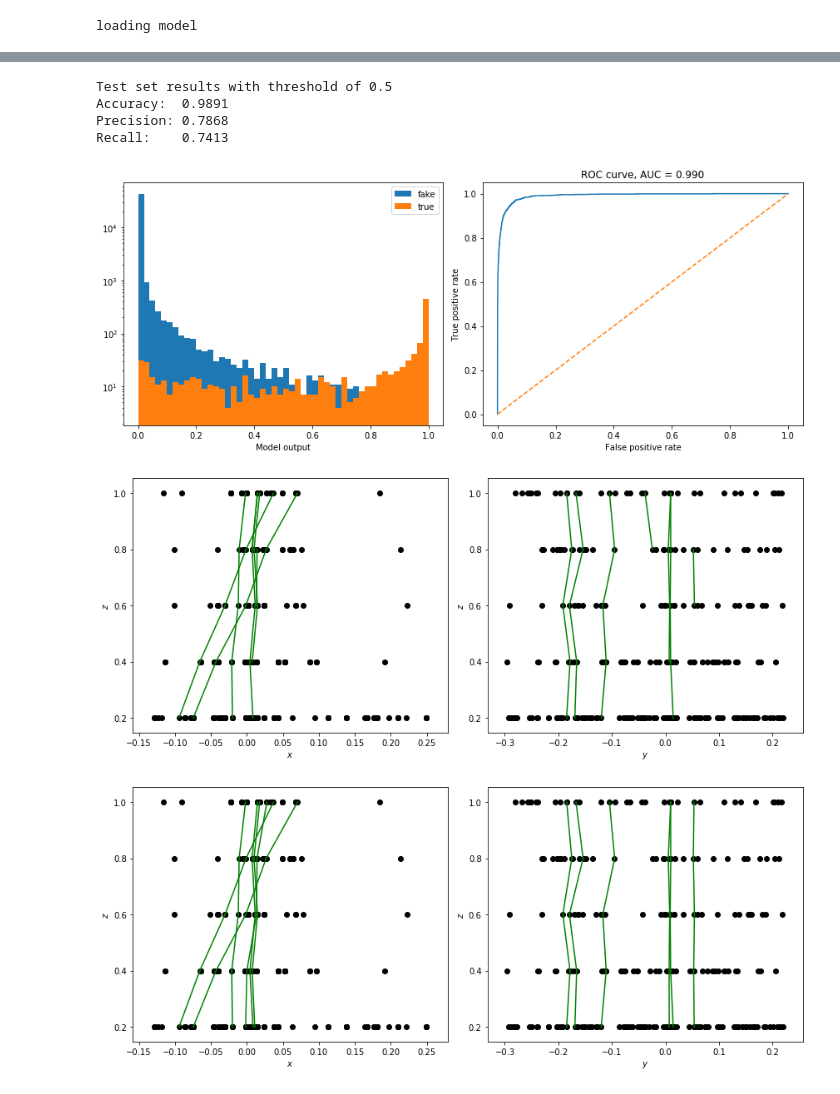
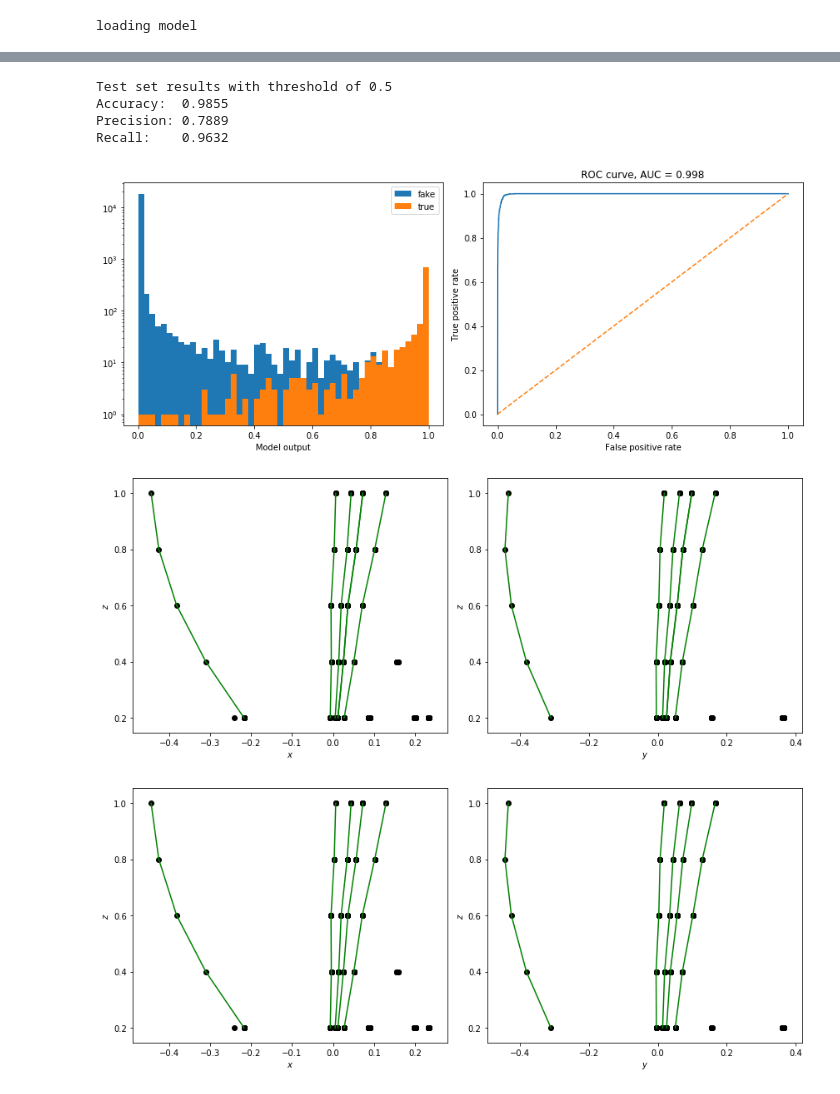
Before and after one commit to gooldan/GraphTracking_v0, a Jupyter notebook: notebooks/evaluate.ipynb, the cells around one changed output, grey strips where cells are left out. Drawn from its saved outputs; the diff is of its cells as text; code cells hidden in the pictures.

```diff
--- a/notebooks/evaluate.ipynb
+++ b/notebooks/evaluate.ipynb
@@ -69,5 +69,5 @@ plt.tight_layout()
 # %%
-model = load_model(config, reload_epoch=127).eval()
+model = load_model(config, reload_epoch=99).eval()
 # %% [output]
 loading model
 # %%
@@ -99,6 +99,6 @@ print('Precision: %.4f' % sklearn.metrics.precision_score(y_true, y_pred))
 print('Recall:    %.4f' % sklearn.metrics.recall_score(y_true, y_pred))
 # %% [output]
 Test set results with threshold of 0.5
-Accuracy:  0.9891
-Precision: 0.7868
-Recall:    0.7413
+Accuracy:  0.9855
+Precision: 0.7889
+Recall:    0.9632
@@ -105,8 +107,4 @@ Recall:    0.7413
 # %%
-fpr, tpr, _ = sklearn.metrics.roc_curve(y_true, test_pred)
-
-#%%
-
 fig, (ax0, ax1) = plt.subplots(ncols=2, figsize=(12,5))
 
 # Plot the model outputs
@@ -126,18 +124,18 @@ ax1.set_title('ROC curve, AUC = %.3f' % auc)
 
 plt.tight_layout()
 # %% [output]
-[figure, old version]
+[figure, new version]
 # %%
 from utils.old_visualizer import draw_single
 # %%
 %%time
 
-n_draw = 26
+n_draw = 88
 
 X, Ri, Ro, y = test_dataset[n_draw]
 pred = test_outputs[n_draw][0].numpy()
-draw_single(X, Ri, Ro, pred, c_fake=(0,0,0,0.0), xcord1=(0, 'x'), xcord2=(1, 'y'), ycord=(2, 'z'))
-draw_single(X, Ri, Ro, y, c_fake=(0,0,0,0.0), xcord1=(0, 'x'), xcord2=(1, 'y'), ycord=(2, 'z'))
+draw_single(X, Ri, Ro, pred, c_fake=(0,0,0,0.0), xcord1=(0, 'x'), xcord2=(1, 'y'), ycord=(4, 'z'))
+draw_single(X, Ri, Ro, y, c_fake=(0,0,0,0.0), xcord1=(0, 'x'), xcord2=(1, 'y'), ycord=(4, 'z'))
 # %% [output]
-[figure, old version]
+[figure, new version]
-[figure, old version]
+[figure, new version]
```
Also changed, not shown: parts of 4 cells of this notebook, 6 other files.
